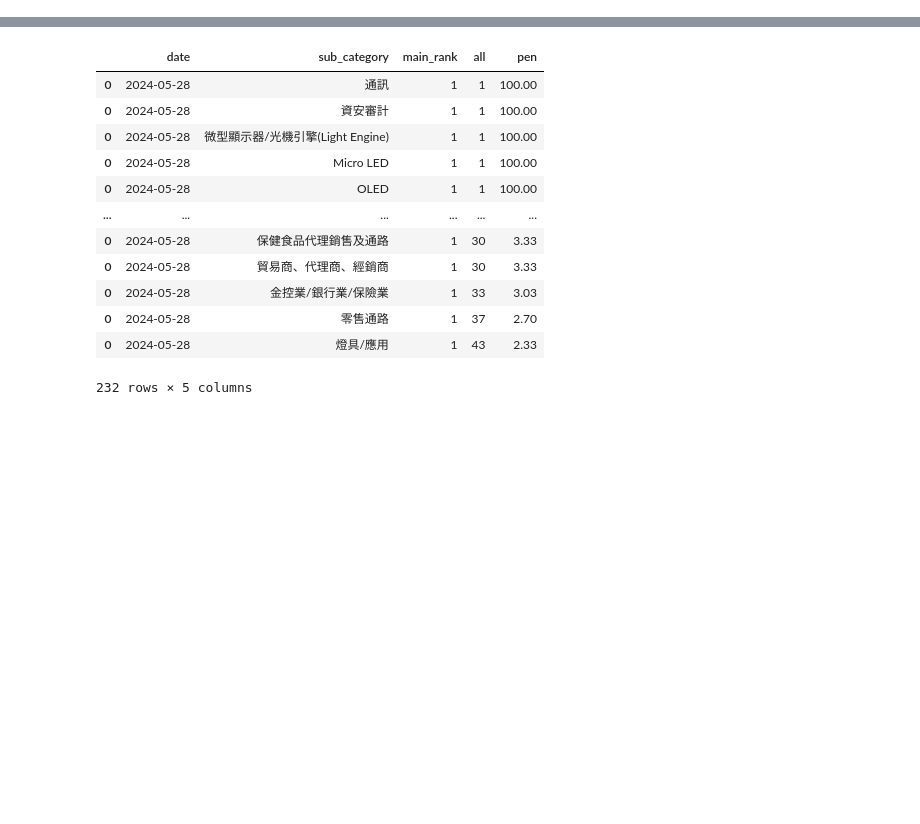
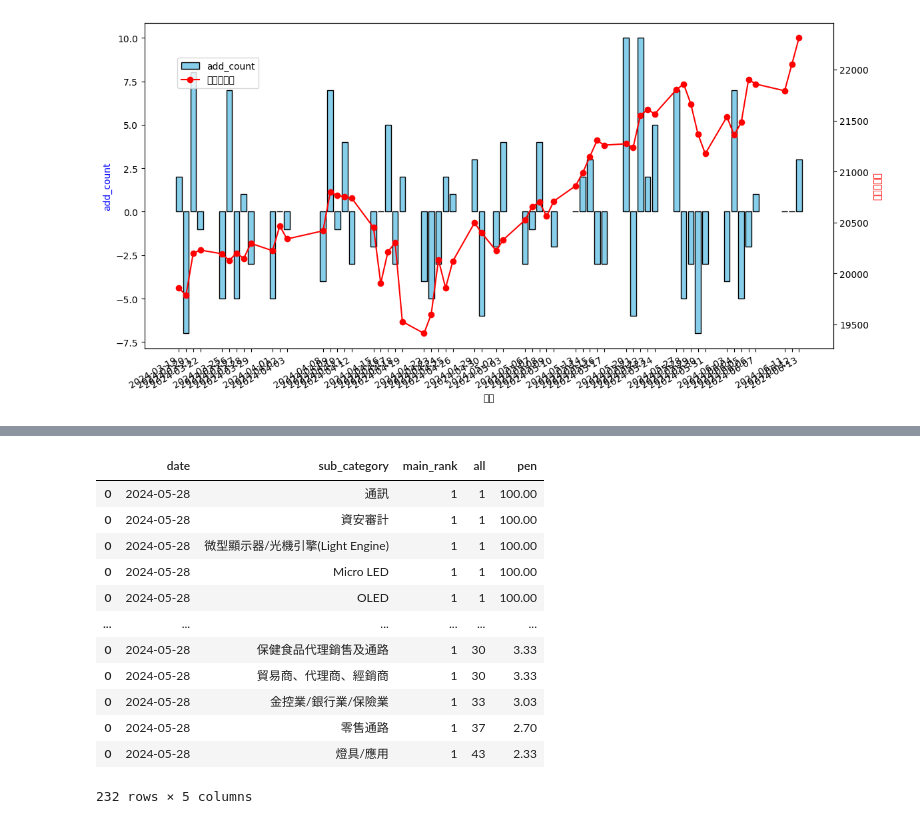
Before and after one commit to mulderfang/stock, a Jupyter notebook: 資料寫入mysql.ipynb, the cells around one changed output, grey strips where cells are left out. Saved outputs shown, nothing was run; the diff lists cells and outputs as text; code cells hidden in the pictures; blank space fills up the shorter version.

```diff
--- a/資料寫入mysql.ipynb
+++ b/資料寫入mysql.ipynb
@@ -149,4 +144,5 @@ twse_df_new
 # %%
+import numpy as np
 stock_ids = stock_df_raw['證券代號'].unique().tolist()
 
 stock_df_na = stock_df_raw.isna()
@@ -164,8 +160,15 @@ for i in stock_ids:
                 temp_df.loc[:, '20MA']= temp_df['收盤價'].rolling(20).mean()
                 temp_df.loc[:, '60MA']= temp_df['收盤價'].rolling(60).mean()
 
-                temp_df.loc[:, '20RS'] = round((temp_df['收盤價']/temp_df['20MA'])*100, 4)
-                temp_df.loc[:, '60RS'] = round((temp_df['收盤價']/temp_df['60MA'])*100, 4)
+                # 避免 temp_df['20MA']為0
+                if (temp_df['收盤價'] == 0).any() or (temp_df['20MA'] == 0).any():
+                        temp_df.loc[:, '20RS'] = 0
+                        temp_df.loc[:, '60RS'] = 0
+                else :
+                        temp_df.loc[:, '20RS'] = round((temp_df['收盤價']/temp_df['20MA'])*100, 4)
+                        temp_df.loc[:, '60RS'] = round((temp_df['收盤價']/temp_df['60MA'])*100, 4)
+
+
                 temp_df = temp_df.fillna(0)
 
                 #只更新尚未update欄位
@@ -344,4 +354,79 @@ for day in data_date_list:
 
                 compare_list_temp = pd.DataFrame(compare_list)
                 compare_df = pd.concat([compare_df,compare_list_temp])
+# %%
+compare_df30 = compare_df.iloc[:60]
+compare_df30['Date'] = pd.to_datetime(compare_df30['Date'])
+twse_index = twse_df_raw[twse_df_raw['指數名稱'] == '發行量加權股價指數'].copy()
+twse_index['Date'] = pd.to_datetime(twse_index['Date'])
+merged_hist = pd.merge(compare_df30, twse_index, on='Date', how='inner')  # 全部股票
+# %%
+import matplotlib.pyplot as plt
+import pandas as pd
+import warnings
+
+# 禁用特定类型的警告
+#warnings.filterwarnings("ignore", category=UserWarning, module='matplotlib')
+warnings.filterwarnings("ignore", category=UserWarning)
+
+# 假设 compare_df30 和 merged_hist 的数据如下
+compare_df30_data = {
+    'date': merged_hist['Date'],
+    'diff_count': merged_hist['diff_count']
+}
+
+merged_hist_data = {
+    'date': merged_hist['Date'],
+    '價格指數值': merged_hist['價格指數值']
+}
+
+compare_df30_df = pd.DataFrame(compare_df30_data)
+merged_hist_df = pd.DataFrame(merged_hist_data)
+
+# 确保日期列为 datetime 类型
+compare_df30_df['date'] = pd.to_datetime(compare_df30_df['date'])
+merged_hist_df['date'] = pd.to_datetime(merged_hist_df['date'])
+
+# 创建图表
+fig, ax1 = plt.subplots(figsize=(12, 6))
+
+# 绘制 compare_df30 的条形图
+ax1.bar(compare_df30_df['date'], compare_df30_df['diff_count'], color='skyblue', edgecolor='black', label='add_count')
+
+# 设置第一个 y 轴的标签
+ax1.set_ylabel('add_count', color='blue')
+ax1.set_xlabel('日期')
+
+
+
+# 設置x軸刻度為實際存在的日期
+ax1.set_xticks(compare_df30_df['date'])
+
+# 格式化 x 轴为日期格式
+ax1.xaxis.set_major_formatter(plt.matplotlib.dates.DateFormatter('%Y-%m-%d'))
+ax1.xaxis.set_major_locator(plt.matplotlib.dates.DayLocator())
+
+# 自动旋转日期标签以避免重叠
+fig.autofmt_xdate()
+
+# 创建第二个 y 轴
+ax2 = ax1.twinx()
+
+# 绘制 merged_hist 的折线图
+ax2.plot(merged_hist_df['date'], merged_hist_df['價格指數值'], color='red', marker='o', linestyle='-', label='價格指數值')
+ax2.set_xticks(merged_hist_df['date'])
+
+# 设置第二个 y 轴的标签
+ax2.set_ylabel('價格指數值', color='red')
+
+# 添加图例
+fig.legend(loc='upper left', bbox_to_anchor=(0.1, 0.9))
+
+# 自动调整布局以适应标签
+fig.tight_layout()
+
+# 显示图表
+plt.show()
+# %% [output]
+[figure, added]
 # %%
```
Also changed, not shown: parts of 15 cells of this notebook.
